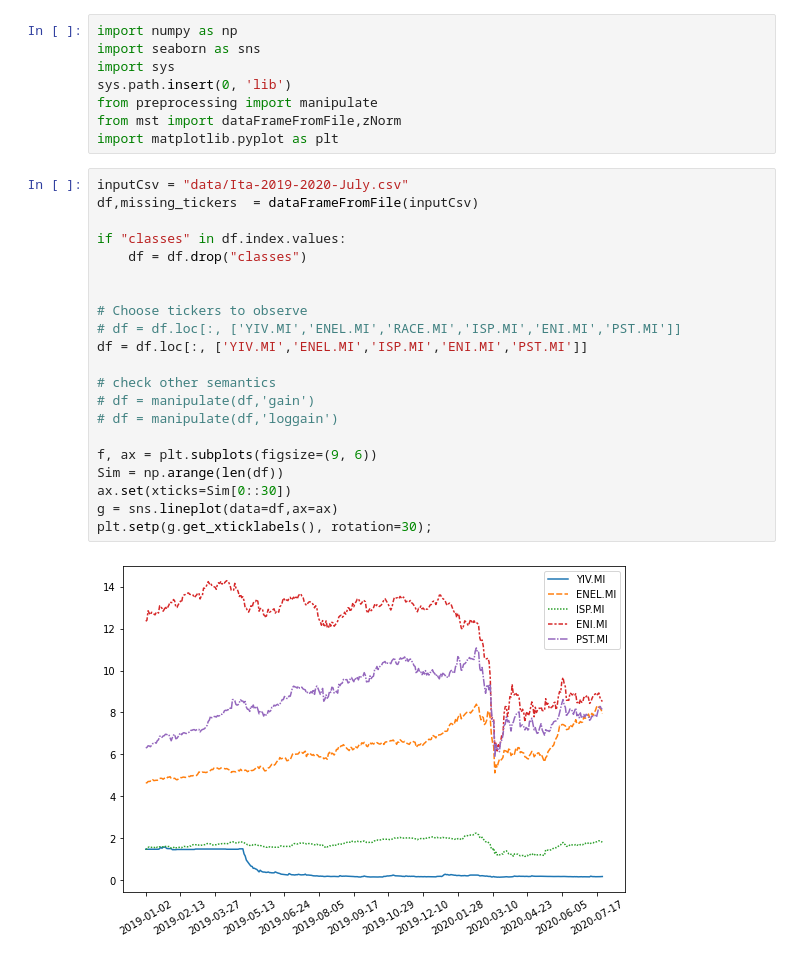
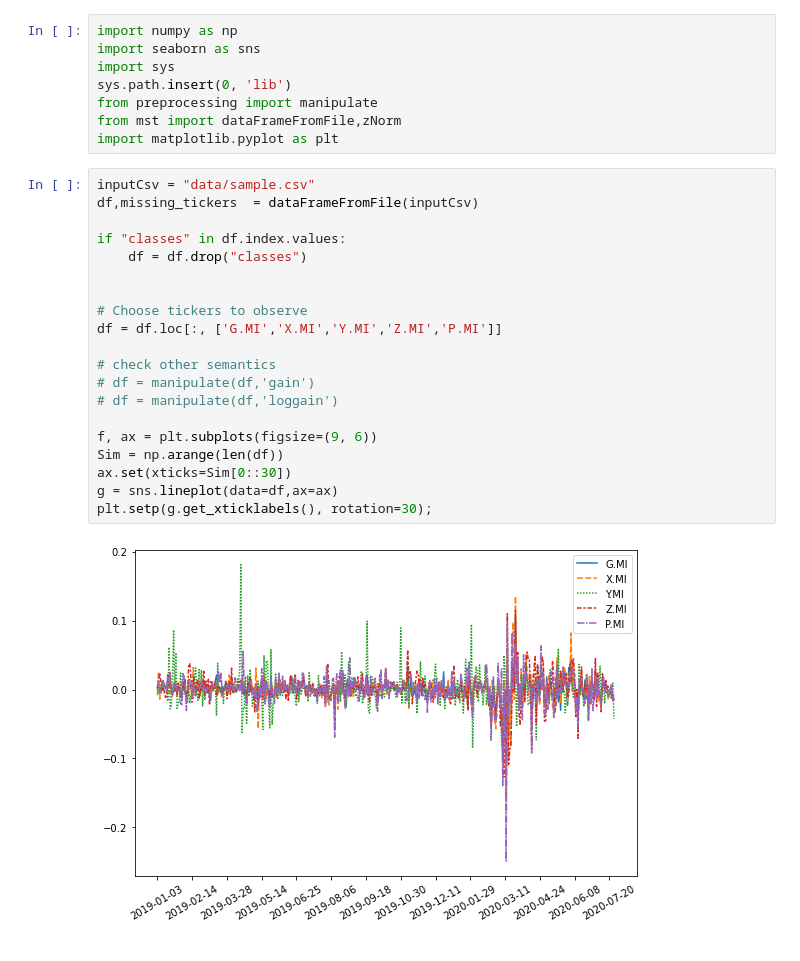
Before and after one commit to lteu/cgts, a Jupyter notebook: visualize.ipynb, the cells around one changed output. Saved outputs shown, nothing was run; the diff lists cells and outputs as text.

```diff
--- a/visualize.ipynb
+++ b/visualize.ipynb
@@ -9,25 +9,24 @@ from preprocessing import manipulate
 from mst import dataFrameFromFile,zNorm
 import matplotlib.pyplot as plt
 # %%
-inputCsv = "data/Ita-2019-2020-July.csv"
+inputCsv = "data/sample.csv"
 df,missing_tickers  = dataFrameFromFile(inputCsv)
 
 if "classes" in df.index.values:
     df = df.drop("classes")
 
 
 # Choose tickers to observe
-# df = df.loc[:, ['YIV.MI','ENEL.MI','RACE.MI','ISP.MI','ENI.MI','PST.MI']]
-df = df.loc[:, ['YIV.MI','ENEL.MI','ISP.MI','ENI.MI','PST.MI']]
+df = df.loc[:, ['G.MI','X.MI','Y.MI','Z.MI','P.MI']]
 
 # check other semantics
 # df = manipulate(df,'gain')
 # df = manipulate(df,'loggain')
 
 f, ax = plt.subplots(figsize=(9, 6))
 Sim = np.arange(len(df))
 ax.set(xticks=Sim[0::30])
 g = sns.lineplot(data=df,ax=ax)
 plt.setp(g.get_xticklabels(), rotation=30);
 # %% [output]
-[figure, old version]
+[figure, new version]
```
Also changed, not shown: 10 other files.
